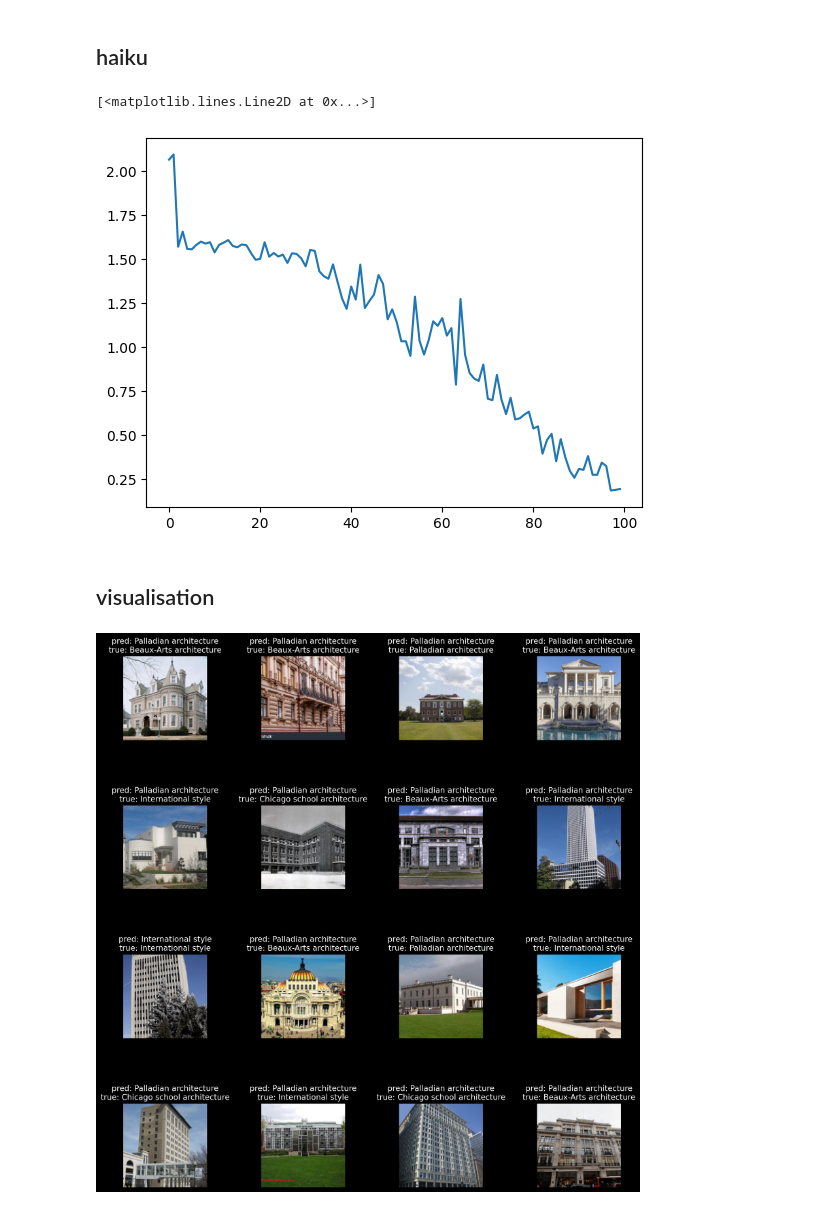
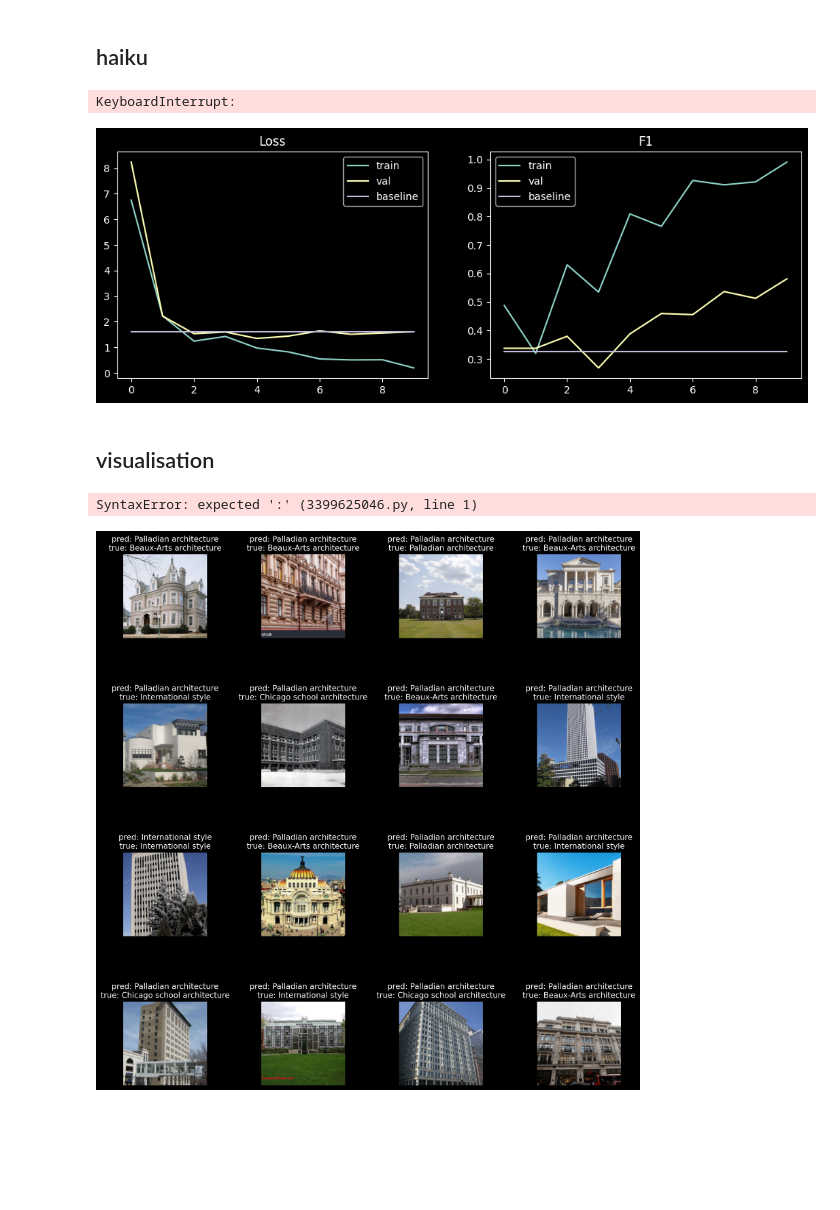
Before and after one commit to syrkis/arkhitekt, a Jupyter notebook: notebook.ipynb, the cells around one changed output. Drawn from its saved outputs; the diff is of its cells as text; code cells hidden in the pictures; blank space fills up the shorter version.

```diff
--- a/notebook.ipynb
+++ b/notebook.ipynb
@@ -12,6 +12,9 @@ import haiku as hk
 import optax
 import random
 # import functools
+# %%
+# black background
+plt.style.use('dark_background')
 # %% [markdown]
 ## data
 # %%
@@ -72,4 +76,9 @@ val_batches = get_batches(X_val, Y_val)
 test_batches = get_batches(X_test, Y_test)
 # %% [markdown]
 ## haiku
+# %%
+# not one hot encoded any more (use bin count)
+baseline_probs = jnp.bincount(Y_train) / len(Y_train)
+baseline_loss = -jnp.sum(baseline_probs * jnp.log(baseline_probs))
+baseline_f1 = 2 * baseline_probs[0] / (1 + baseline_probs[0])  # ensure correctness
 # %%
@@ -113,17 +154,23 @@ state = opt.init(params)
+# %%
+rng = hk.PRNGSequence(jax.random.PRNGKey(42))
+params = init(next(rng), jnp.ones([1, image_size, image_size, 3]))
+state = opt.init(params)
+metrics = {'train_loss': [], 'val_loss': [], 'train_f1': [], 'val_f1': []}
 # %%
-steps = 100
-losses = []
+steps = 1000
 pbar = tqdm(range(steps))
 for step in pbar:
-    x, y = next(train_batches)
-    params, state = update(params, state, (x, y))
-    losses.append(loss_fn(params, (x, y)))
-    pbar.set_description(f'loss: {losses[-1]:.4f}')
+    batch = next(train_batches)
+    params, state = update(params, state, batch)
+    if step % (steps // 100) == 0:
+        metrics = evaluate(params, batch, next(val_batches), metrics)
+        pbar.set_description(f"train_loss: {metrics['train_loss'][-1]:.3f}, val_loss: {metrics['val_loss'][-1]:.3f}, train_f1: {metrics['train_f1'][-1]:.3f}, val_f1: {metrics['val_f1'][-1]:.3f}")
+# %% [output]
+KeyboardInterrupt:
-# %%
-plt.plot(losses)
-# %% [output]
-[<matplotlib.lines.Line2D at 0x...>]
-[figure, removed]
+# %%
+plot_training(metrics)
+# %% [output]
+[figure, added]
 # %% [markdown]
 ## visualisation
 # %%
@@ -137,6 +184,11 @@ def plot_small_multiples(params, batches, n=4):
             ax.set_title(f"pred: {itoc[np.argmax(y_hat[0])]}\ntrue: {itoc[y[0]]}")
             ax.axis('off')
     plt.show()
+# %%
+for i in range(2):
+    x, y = next(test_batches)
+# %% [output]
+SyntaxError: expected ':' (3399625046.py, line 1)
 # %%
 plot_small_multiples(params, test_batches)
 # %% [output]
```
Also changed, not shown: parts of 4 cells of this notebook.
